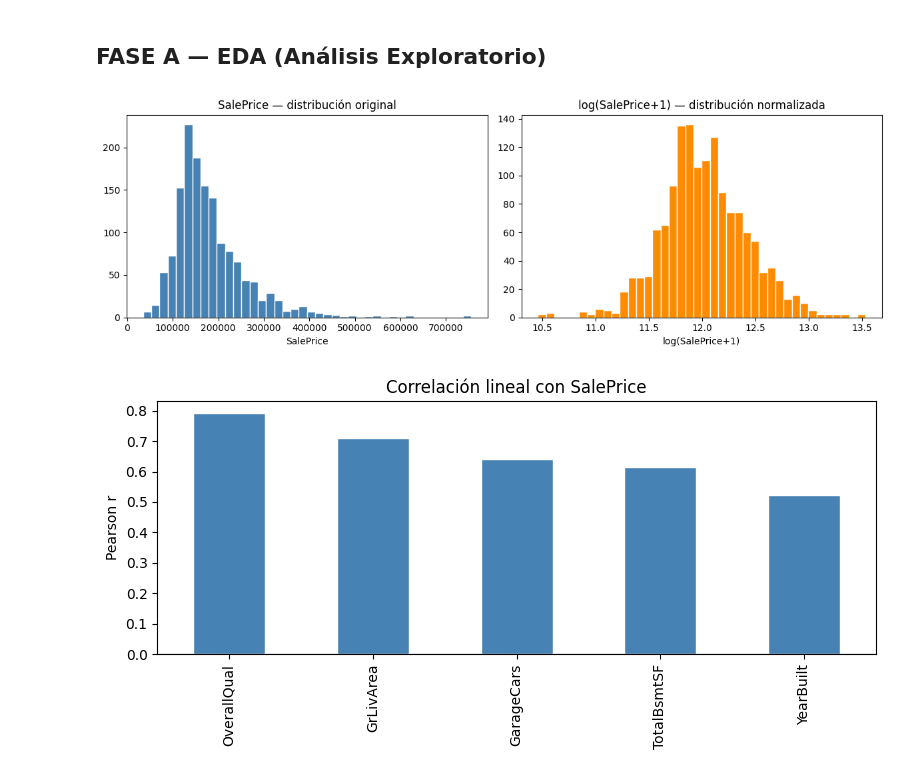
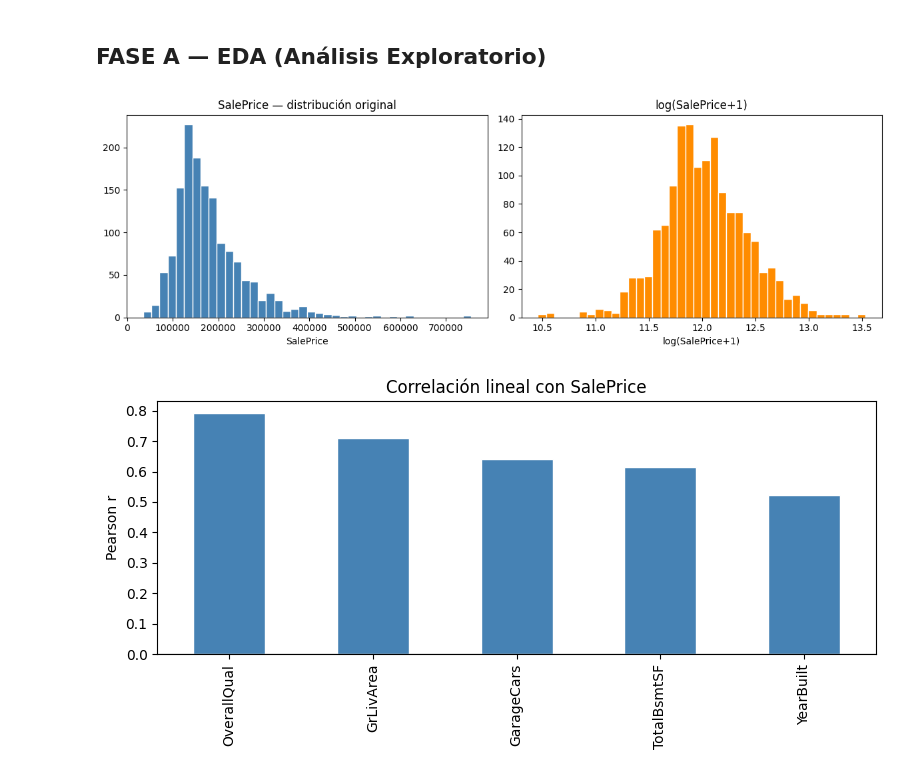
Before and after one commit to LLPB-pixel/TrabajoPrecioCasas, a Jupyter notebook: gradient_boosting_model.ipynb, the cells around one changed output. Drawn from its saved outputs; the diff is of its cells as text; code cells hidden in the pictures.

```diff
--- a/gradient_boosting_model.ipynb
+++ b/gradient_boosting_model.ipynb
@@ -72,22 +72,22 @@ Shape del dataset: (1460, 81)
 # %%
 # Distribución de la variable objetivo
 fig, axes = plt.subplots(1, 2, figsize=(12, 4))
 
 axes[0].hist(dataset_df["SalePrice"], bins=40, color='steelblue', edgecolor='white')
 axes[0].set_title("SalePrice — distribución original")
 axes[0].set_xlabel("SalePrice")
 
 axes[1].hist(np.log1p(dataset_df["SalePrice"]), bins=40, color='darkorange', edgecolor='white')
-axes[1].set_title("log(SalePrice+1) — distribución normalizada")
+axes[1].set_title("log(SalePrice+1)")
 axes[1].set_xlabel("log(SalePrice+1)")
 
 plt.tight_layout()
 plt.show()
 
 # Razón: predecir en escala logarítmica es más justo: un error de 10k en una casa de 500k
 # no debe penalizar igual que en una de 100k. RMSLE trata ambos proporcionalmente.
 # %% [output]
-[figure, old version]
+[figure, new version]
 # %%
 # Correlación de las variables numéricas con SalePrice
 num_cols = dataset_df[winner_var_list].select_dtypes(include=[np.number]).columns.tolist()
```
Also changed, not shown: parts of 3 cells of this notebook.
